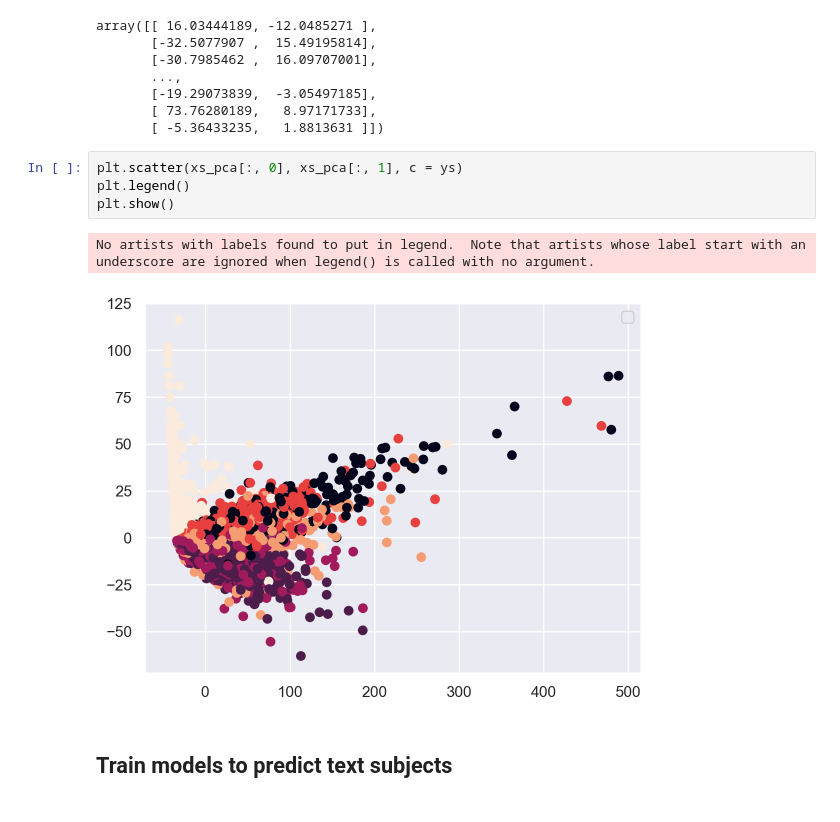
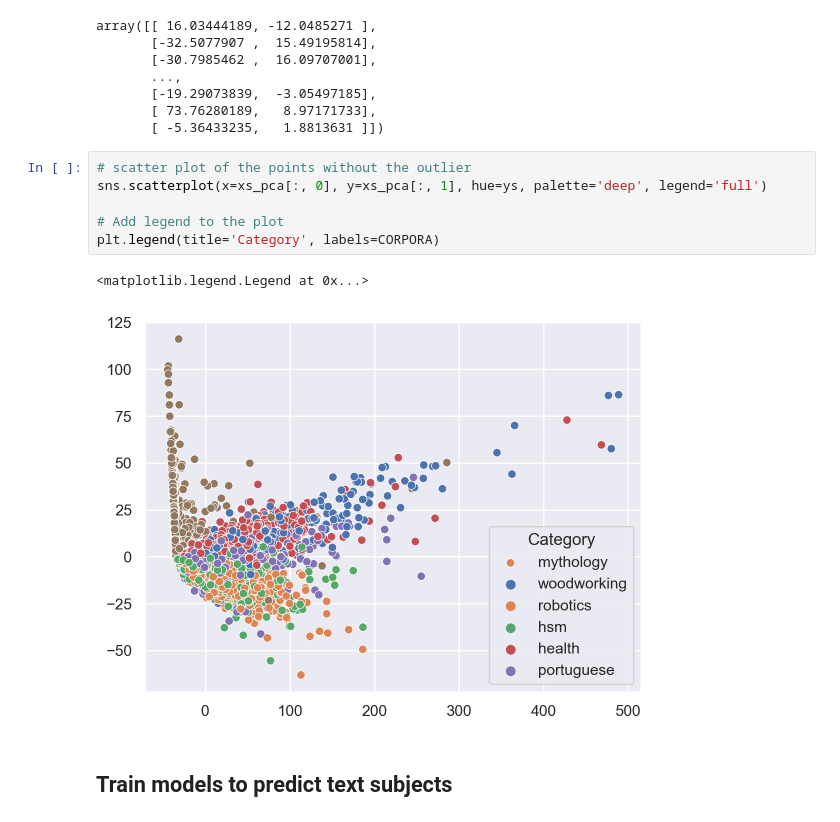
Before and after one commit to jlopetegui98/HandsOn-NLP, a Jupyter notebook: TP2/HoNLP-week2.ipynb, the cells around one changed output. Cells and saved outputs as stored; diff of their text form.

Commit message:
fix: scatter plots legend

```diff
--- a/TP2/HoNLP-week2.ipynb
+++ b/TP2/HoNLP-week2.ipynb
@@ -599,13 +607,15 @@ array([[ 16.03444189, -12.0485271 ],
        [-19.29073839,  -3.05497185],
        [ 73.76280189,   8.97171733],
        [ -5.36433235,   1.8813631 ]])
-# %%
-plt.scatter(xs_pca[:, 0], xs_pca[:, 1], c = ys)
-plt.legend()
-plt.show()
-# %% [output]
-No artists with labels found to put in legend.  Note that artists whose label start with an underscore are ignored when legend() is called with no argument.
-[figure, removed]
+# %%
+# scatter plot of the points without the outlier
+sns.scatterplot(x=xs_pca[:, 0], y=xs_pca[:, 1], hue=ys, palette='deep', legend='full')
+
+# Add legend to the plot
+plt.legend(title='Category', labels=CORPORA)
+# %% [output]
+<matplotlib.legend.Legend at 0x...>
+[figure, added]
 # %% [markdown]
 ## Train models to predict text subjects
 # %% [markdown]
```
Also changed, not shown: parts of 4 cells of this notebook.
